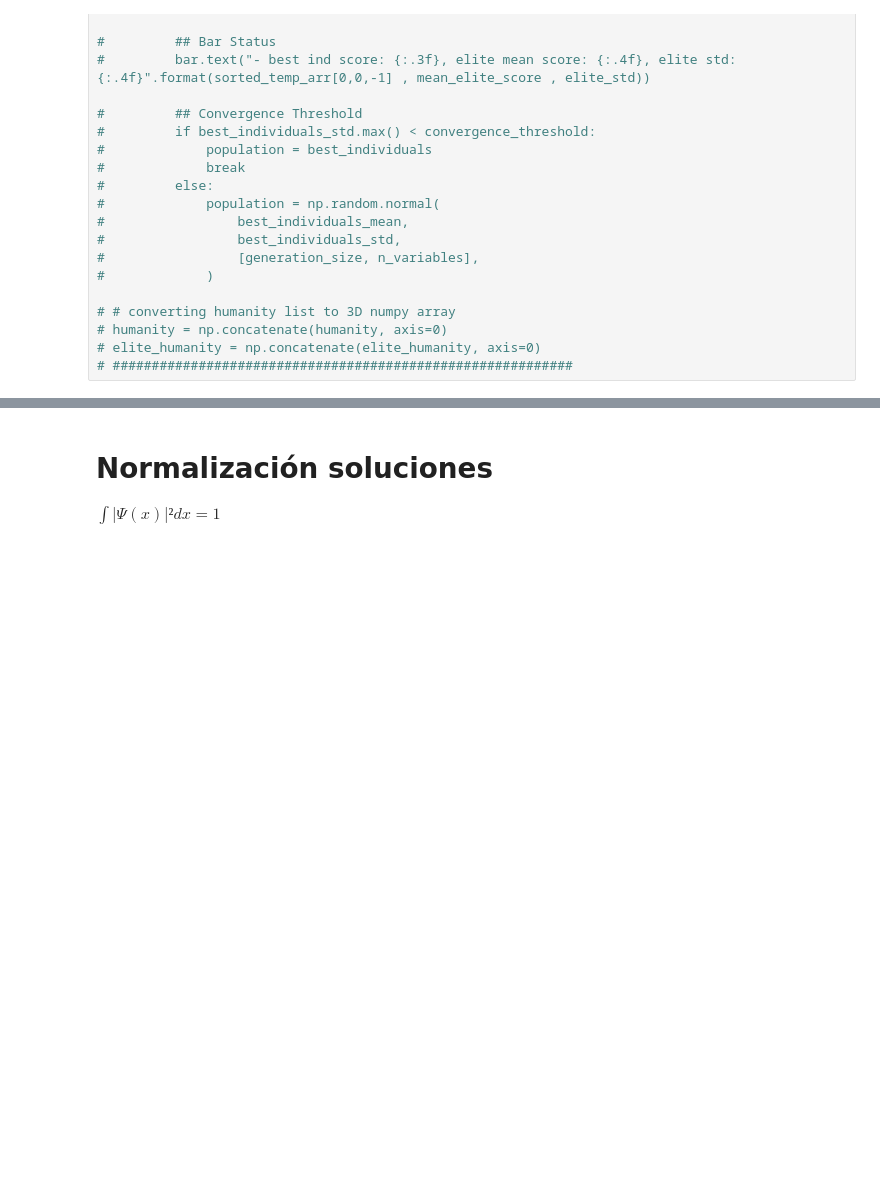
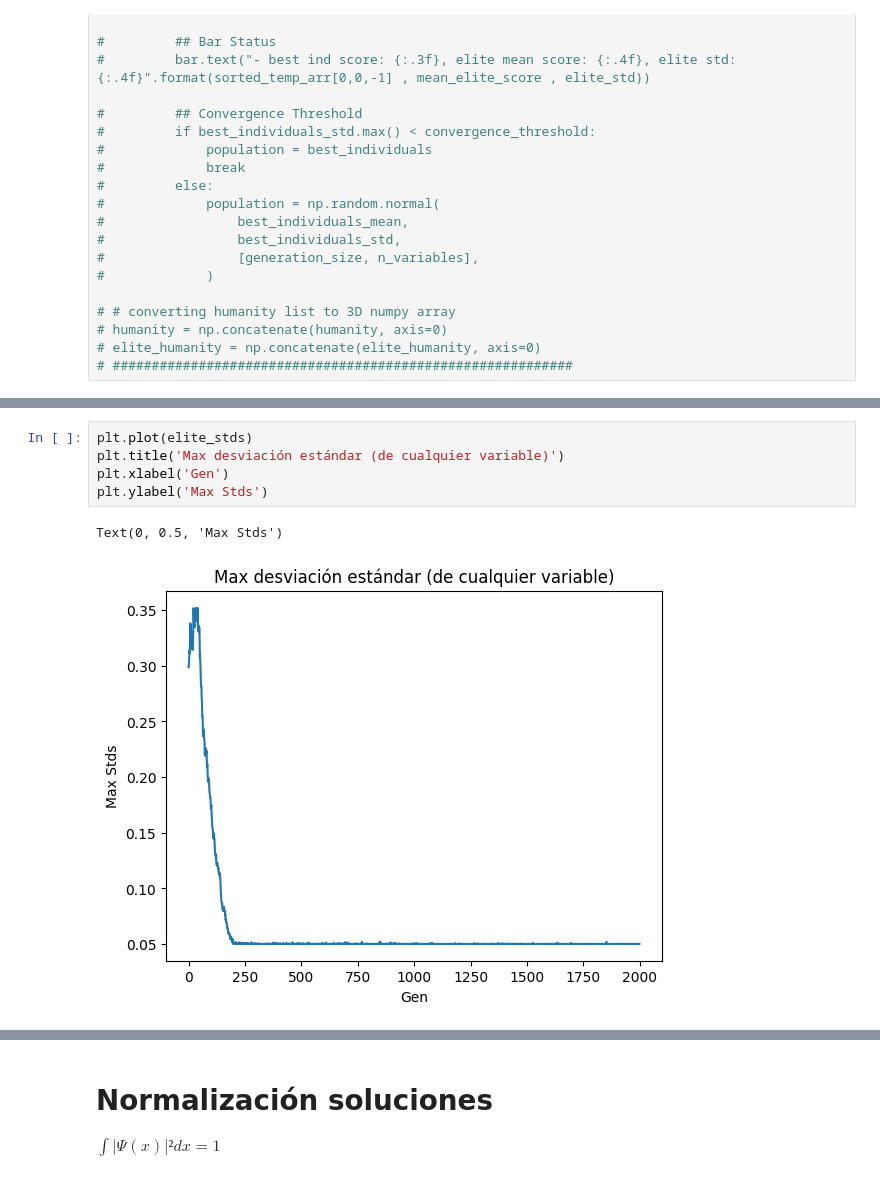
Before and after one commit to jogecodes/schrEDAnger, a Jupyter notebook: schrEDAnger/oned_well_own.ipynb, the cells around one changed output, grey strips where cells are left out. Cells and saved outputs as stored; diff of their text form; blank space fills up the shorter version.

```diff
--- a/schrEDAnger/oned_well_own.ipynb
+++ b/schrEDAnger/oned_well_own.ipynb
@@ -200,0 +199,8 @@ plt.plot(elite_stds)
+# %%
+plt.plot(elite_stds)
+plt.title('Max desviación estándar (de cualquier variable)')
+plt.xlabel('Gen')
+plt.ylabel('Max Stds')
+# %% [output]
+Text(0, 0.5, 'Max Stds')
+[figure, added]
```
Also changed, not shown: parts of 16 cells of this notebook, 1 other file.
